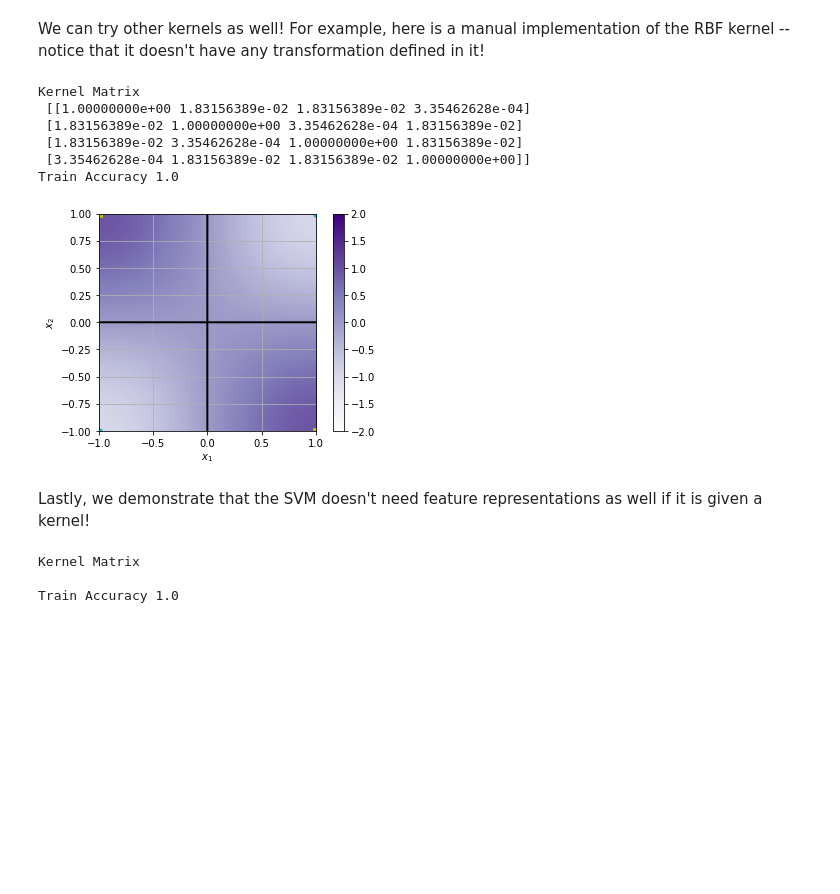
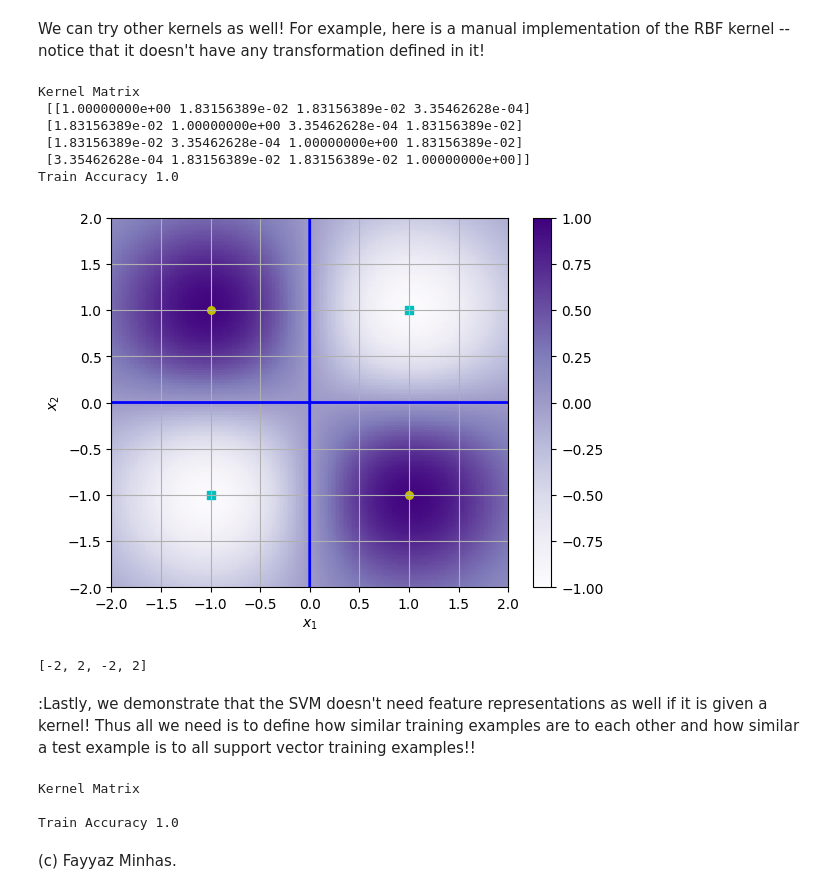
Before and after one commit to foxtrotmike/svmtutorial, a Jupyter notebook: svmtutorial.ipynb, the cells around one changed output. Cells and saved outputs as stored; diff of their text form; code cells hidden in the pictures; blank space fills up the shorter version.

```diff
--- a/svmtutorial.ipynb
+++ b/svmtutorial.ipynb
@@ -240,10 +302,10 @@ def transform(X):
 
 txor = transform(xor)
 
-clf = LinearSVC(C = 100)
+clf = LinearSVC(C = 1)
 clf.fit(txor,yor)
 
 print("Train Accuracy", np.mean(clf.predict(txor)==yor))
-plotit(txor,yor, clf, transform = transform)
+plotit(xor,yor, clf.decision_function, transform = transform, conts = [0], hold = False, extent = [-2,2,-2,2])
 # %% [output]
 Train Accuracy 1.0
@@ -318,30 +384,31 @@ We can try other kernels as well! For example, here is a manual implementation o
 # %%
 def myKernel(A,B ):
     gamma = 1.0
     K = np.zeros((A.shape[0],B.shape[0]))
     for i,a in enumerate(A):
         for j,b in enumerate(B):
             K[i,j] = np.exp(-gamma*np.linalg.norm(a-b)**2)
     # Can be done faster in vector math
     return K
 
 print("Kernel Matrix\n", myKernel(xor,xor))
 
 clf = SVC(C = 1.0, kernel = myKernel)
 clf.fit(xor,yor)
 
 print("Train Accuracy", np.mean(clf.predict(xor)==yor))
-plotit(xor,yor, clf)
+plotit(xor,yor, clf.decision_function,  conts = [0], hold = False, extent = [-2,2,-2,2])
 # %% [output]
 Kernel Matrix
  [[1.00000000e+00 1.83156389e-02 1.83156389e-02 3.35462628e-04]
  [1.83156389e-02 1.00000000e+00 3.35462628e-04 1.83156389e-02]
  [1.83156389e-02 3.35462628e-04 1.00000000e+00 1.83156389e-02]
  [3.35462628e-04 1.83156389e-02 1.83156389e-02 1.00000000e+00]]
 Train Accuracy 1.0
-[figure, old version]
+[figure, new version]
+[-2, 2, -2, 2]
 # %% [markdown]
-Lastly, we demonstrate that the SVM doesn't need feature representations as well if it is given a kernel!
+:Lastly, we demonstrate that the SVM doesn't need feature representations as well if it is given a kernel! Thus all we need is to define how similar training examples are to each other and how similar a test example is to all support vector training examples!!
 # %%
 K = myKernel(xor,xor)
 
@@ -357,3 +424,5 @@ print("Train Accuracy", np.mean(clf.predict(myKernel(Xtest,xor))==yor))
 Kernel Matrix
 
 Train Accuracy 1.0
+# %% [markdown]
+(c) Fayyaz Minhas.
```
Also changed, not shown: parts of 11 cells of this notebook.
